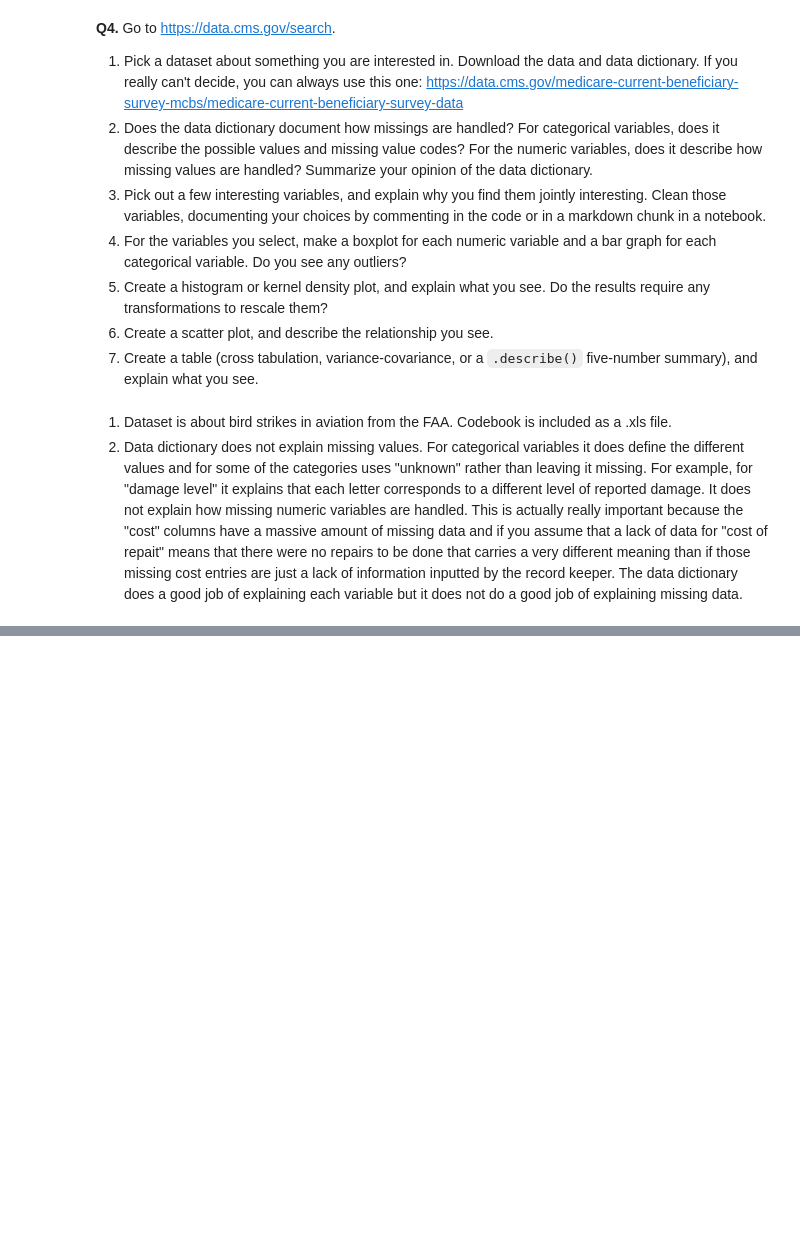
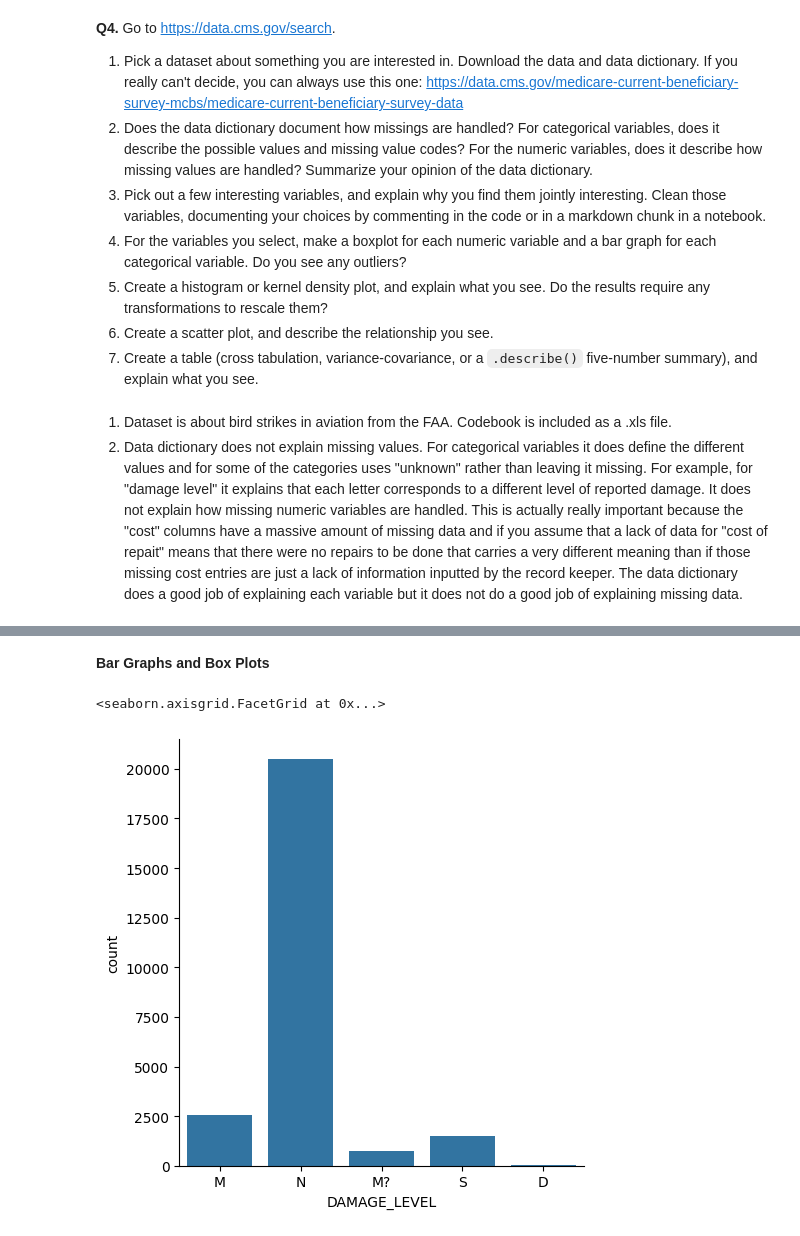
Before and after one commit to madisonhgallagher/visualization, a Jupyter notebook: assignment/assignment.ipynb, the cells around one changed output, grey strips where cells are left out. Saved outputs shown, nothing was run; the diff lists cells and outputs as text; code cells hidden in the pictures; blank space fills up the shorter version.

```diff
--- a/assignment/assignment.ipynb
+++ b/assignment/assignment.ipynb
@@ -237,0 +250,10 @@ It does not explain how missing numeric variables are handled. This is actually
+# %%
+#Variable 1: damage level
+
+df['DAMAGE_LEVEL']
+
+#making sure any missing values are NaN
+var = 'DAMAGE_LEVEL'
+print(df[var].unique(), '\n') # A Categorical Example
+df[var] = df[var].replace(' ',np.nan) # Notice the column replacement
+print(df[var].value_counts(), '\n')
@@ -237,0 +269,10 @@ It does not explain how missing numeric variables are handled. This is actually
+# %%
+#Variable 2: Bird Size
+
+df['SIZE']
+
+#making sure any missing values are NaN
+var = 'SIZE'
+print(df[var].unique(), '\n') # A Categorical Example
+df[var] = df[var].replace(' ',np.nan) # Notice the column replacement
+print(df[var].value_counts(), '\n')
@@ -237,0 +286,10 @@ It does not explain how missing numeric variables are handled. This is actually
+# %%
+#Variable 3: Phase of Flight
+
+df['PHASE_OF_FLIGHT']
+
+#making sure any missing values are NaN
+var = 'PHASE_OF_FLIGHT'
+print(df[var].unique(), '\n') # A Categorical Example
+df[var] = df[var].replace(' ',np.nan) # Notice the column replacement
+print(df[var].value_counts(), '\n')
@@ -237,0 +312,18 @@ It does not explain how missing numeric variables are handled. This is actually
+# %%
+#Variable 4: cost of repairs
+
+df['COST_REPAIRS']
+
+#making sure any missing values are NaN
+var = 'COST_REPAIRS'
+print(df[var].unique(), '\n') # A Categorical Example
+df[var] = df[var].replace(' ',np.nan) # Notice the column replacement
+print(df[var].value_counts(), '\n')
+# %% [markdown]
+**Bar Graphs and Box Plots**
+# %%
+#Damage level
+sns.catplot(df, x="DAMAGE_LEVEL", kind="count")
+# %% [output]
+<seaborn.axisgrid.FacetGrid at 0x...>
+[figure, added]
```
Also changed, not shown: parts of 21 cells of this notebook.
